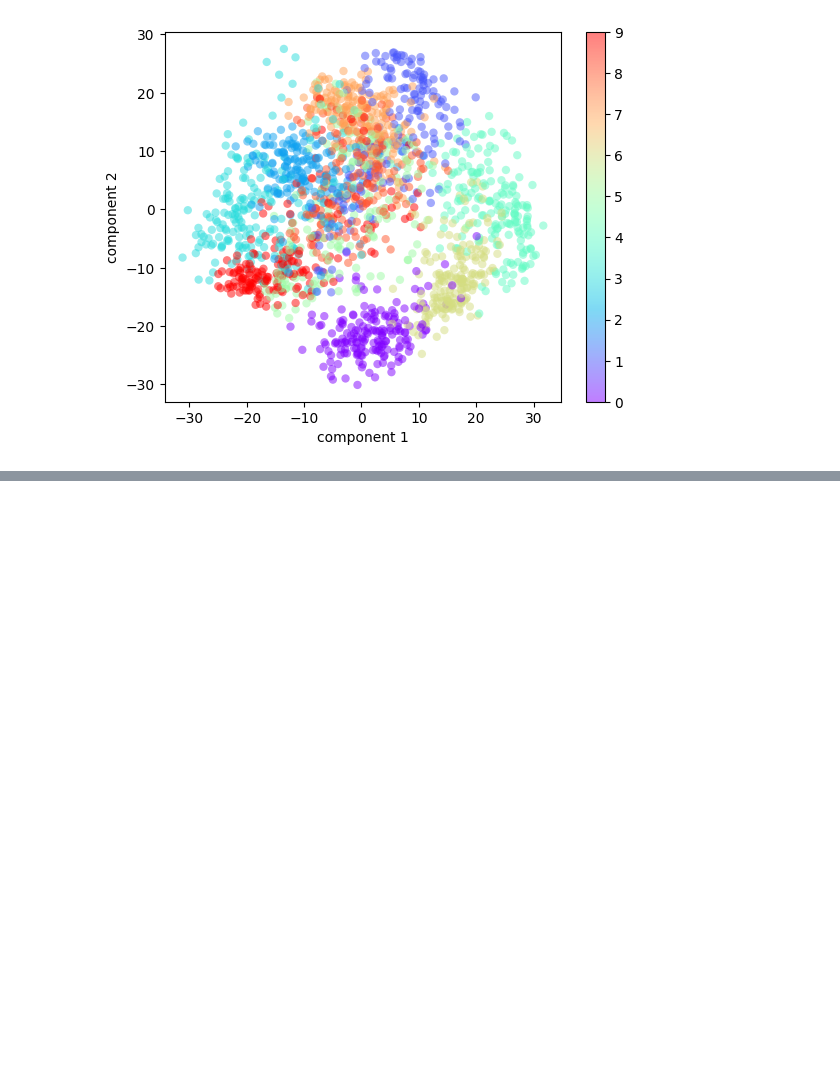
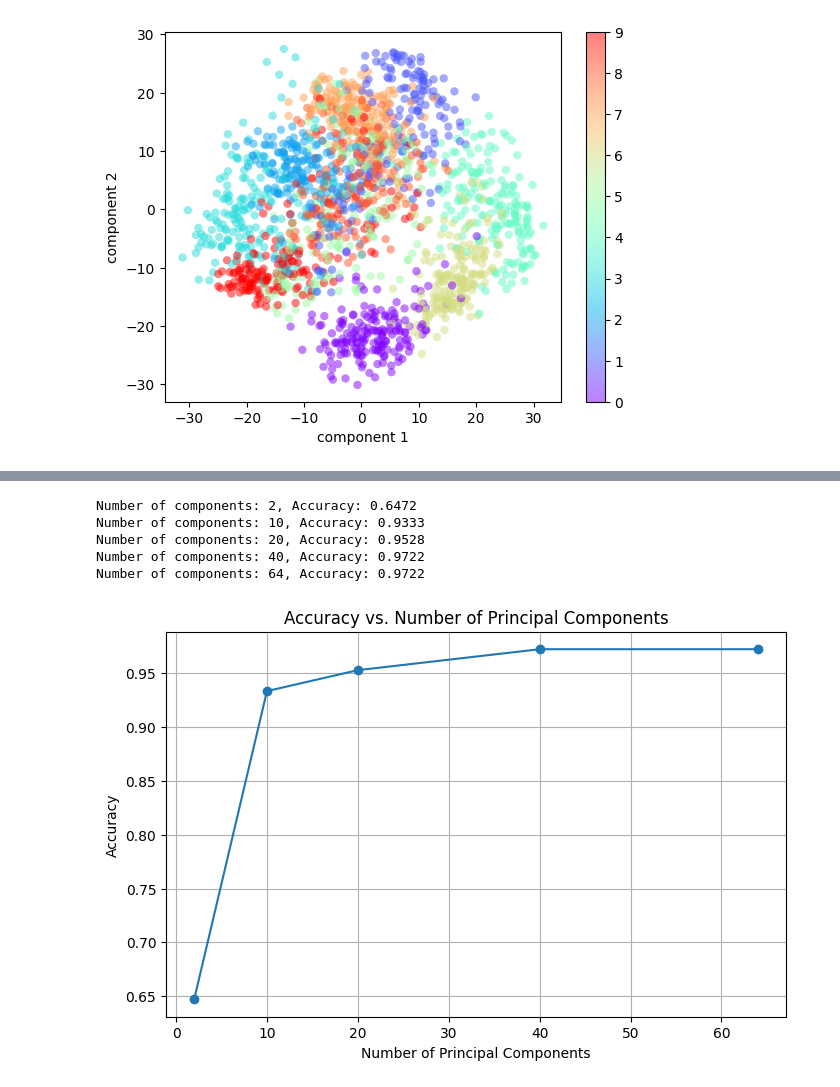
Before and after one commit to saerarawas/AAI614_rawas, a Jupyter notebook: Week 6/Notebook6_5_Rawas_Saera.ipynb, the cells around one changed output, grey strips where cells are left out. Cells and saved outputs as stored; diff of their text form; code cells hidden in the pictures; blank space fills up the shorter version.

```diff
--- a/Week 6/Notebook6_5_Rawas_Saera.ipynb
+++ b/Week 6/Notebook6_5_Rawas_Saera.ipynb
@@ -99,0 +162,45 @@ plt.colorbar();
+# %%
+from sklearn.decomposition import PCA
+from sklearn.datasets import load_digits
+from sklearn.linear_model import LogisticRegression
+from sklearn.model_selection import train_test_split
+from sklearn.metrics import accuracy_score
+
+# Load the digits dataset
+digits = load_digits()
+X_train, X_test, y_train, y_test = train_test_split(digits.data, digits.target, test_size=0.2, random_state=42)
+
+# Apply PCA with different numbers of components
+components = [2, 10, 20, 40, 64]
+accuracies = []
+
+for n_components in components:
+    pca = PCA(n_components=n_components)
+    X_train_pca = pca.fit_transform(X_train)
+    X_test_pca = pca.transform(X_test)
+
+    # Train a logistic regression model
+    model = LogisticRegression(max_iter=1000, random_state=42)
+    model.fit(X_train_pca, y_train)
+    y_pred = model.predict(X_test_pca)
+
+    # Calculate accuracy
+    accuracy = accuracy_score(y_test, y_pred)
+    accuracies.append(accuracy)
+    print(f'Number of components: {n_components}, Accuracy: {accuracy:.4f}')
+
+# Plot the accuracies
+plt.figure(figsize=(8, 5))
+plt.plot(components, accuracies, marker='o')
+plt.xlabel('Number of Principal Components')
+plt.ylabel('Accuracy')
+plt.title('Accuracy vs. Number of Principal Components')
+plt.grid(True)
+plt.show()
+# %% [output]
+Number of components: 2, Accuracy: 0.6472
+Number of components: 10, Accuracy: 0.9333
+Number of components: 20, Accuracy: 0.9528
+Number of components: 40, Accuracy: 0.9722
+Number of components: 64, Accuracy: 0.9722
+[figure, added]
```
Also changed, not shown: parts of 2 cells of this notebook.
